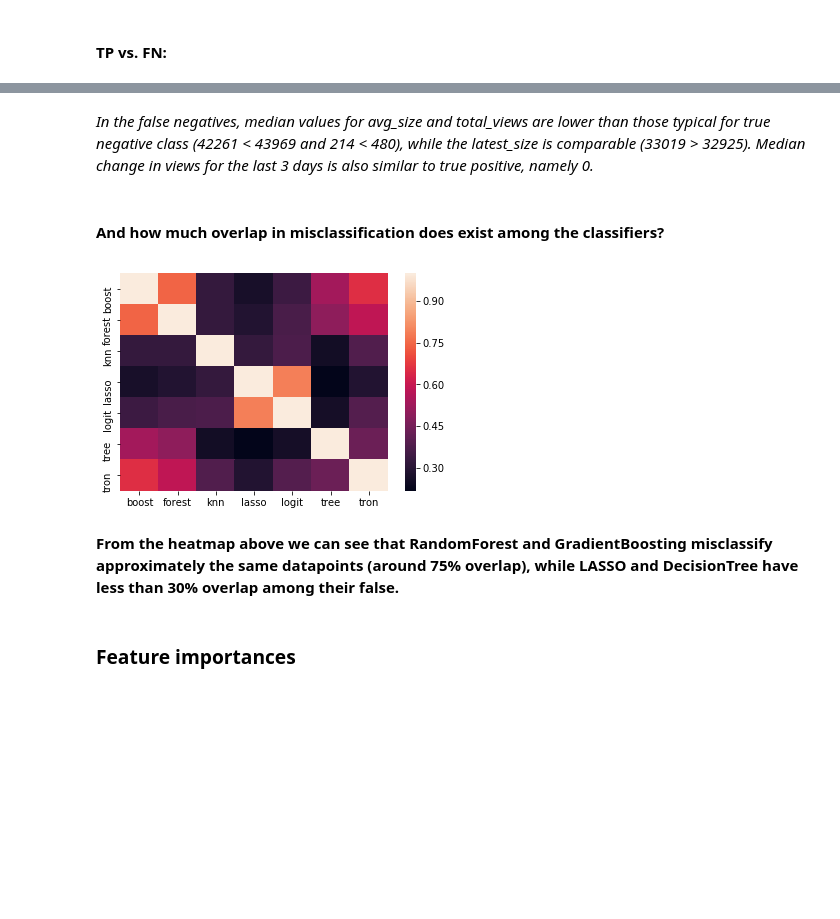
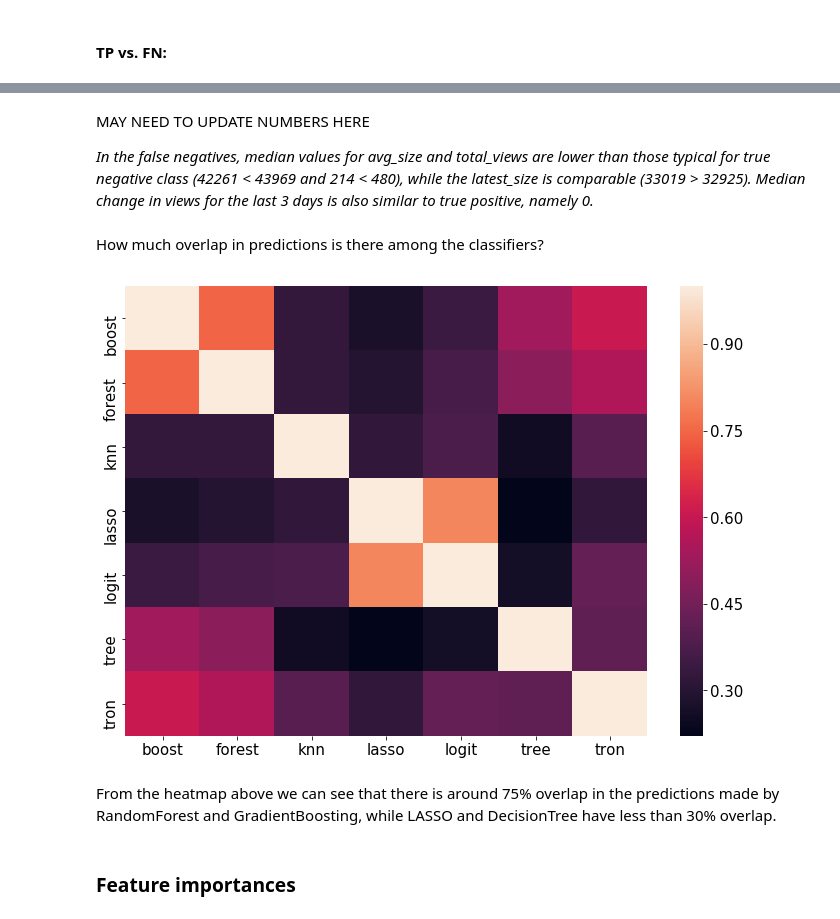
Before and after one commit to FajneFarita/Looking-for-a-Needle-in-a-Haystack-Predicting-Wikipedia-Edits, a Jupyter notebook: data/final/fall-2017-info-251-final-project-analysis-nnu.ipynb, the cells around one changed output, grey strips where cells are left out. Cells and saved outputs as stored; diff of their text form; code cells hidden in the pictures; blank space fills up the shorter version.

```diff
--- a/data/final/fall-2017-info-251-final-project-analysis-nnu.ipynb
+++ b/data/final/fall-2017-info-251-final-project-analysis-nnu.ipynb
@@ -459,7 +461,7 @@ df_b2_reset_index.shape
 # %%
 # Store relevant variable names (including new features) in a list
 
-new_feature_names = [x for x in df_b2_ri.columns
+new_feature_names = [x for x in df_b2_reset_index.columns
                      if 'original_index' not in x
                      and 'article_name' not in x
                      and 'num_edits' not in x
@@ -1102,11 +1073,9 @@ knn.fit(train_x, train_y)
 forest = RandomForestClassifier(random_state=13579, max_depth=18)
 forest.fit(train_x, train_y)
 
-tron = MLPClassifier(random_state=13579)
+tron = MLPClassifier(solver='lbfgs', random_state=13579)
 tron.fit(train_x, train_y)
 
 boost = GradientBoostingClassifier(random_state=13579, max_depth=7)
 boost.fit(train_x, train_y)
-
-train_x.head()
 # %% [output]
@@ -1232,20 +1250,27 @@ f_grouped.get_group(0).describe()
 8 rows × 51 columns
 # %% [markdown]
+MAY NEED TO UPDATE NUMBERS HERE
+
 *In the false negatives, median values for avg_size and total_views are lower than those typical for true negative class (42261 < 43969 and 214 < 480), while the latest_size is comparable (33019 > 32925). Median change in views for the last 3 days is also similar to true positive, namely 0.*
 # %% [markdown]
-#### And how much overlap in misclassification does exist among the classifiers?
+How much overlap in predictions is there among the classifiers?
 # %%
-import seaborn as sns
+corr = df_test.corr()
 
-corr = df_test.corr()
+fig, ax = plt.subplots()
+fig.set_size_inches(11.7, 8.27)
+
+plt.rcParams.update({'font.size': 15})
+
 sns.heatmap(corr,
             xticklabels=corr.columns.values,
-            yticklabels=corr.columns.values)
+            yticklabels=corr.columns.values,
+            ax = ax)
 plt.show()
 # %% [output]
-[figure, old version]
+[figure, new version]
 # %% [markdown]
-**From the heatmap above we can see that RandomForest and GradientBoosting misclassify approximately the same datapoints (around 75% overlap), while LASSO and DecisionTree have less than 30% overlap among their false.**
+From the heatmap above we can see that there is around 75% overlap in the predictions made by RandomForest and GradientBoosting, while LASSO and DecisionTree have less than 30% overlap.
 # %% [markdown]
 ### Feature importances
 # %%
```
Also changed, not shown: parts of 37 cells of this notebook, 2 other files.
